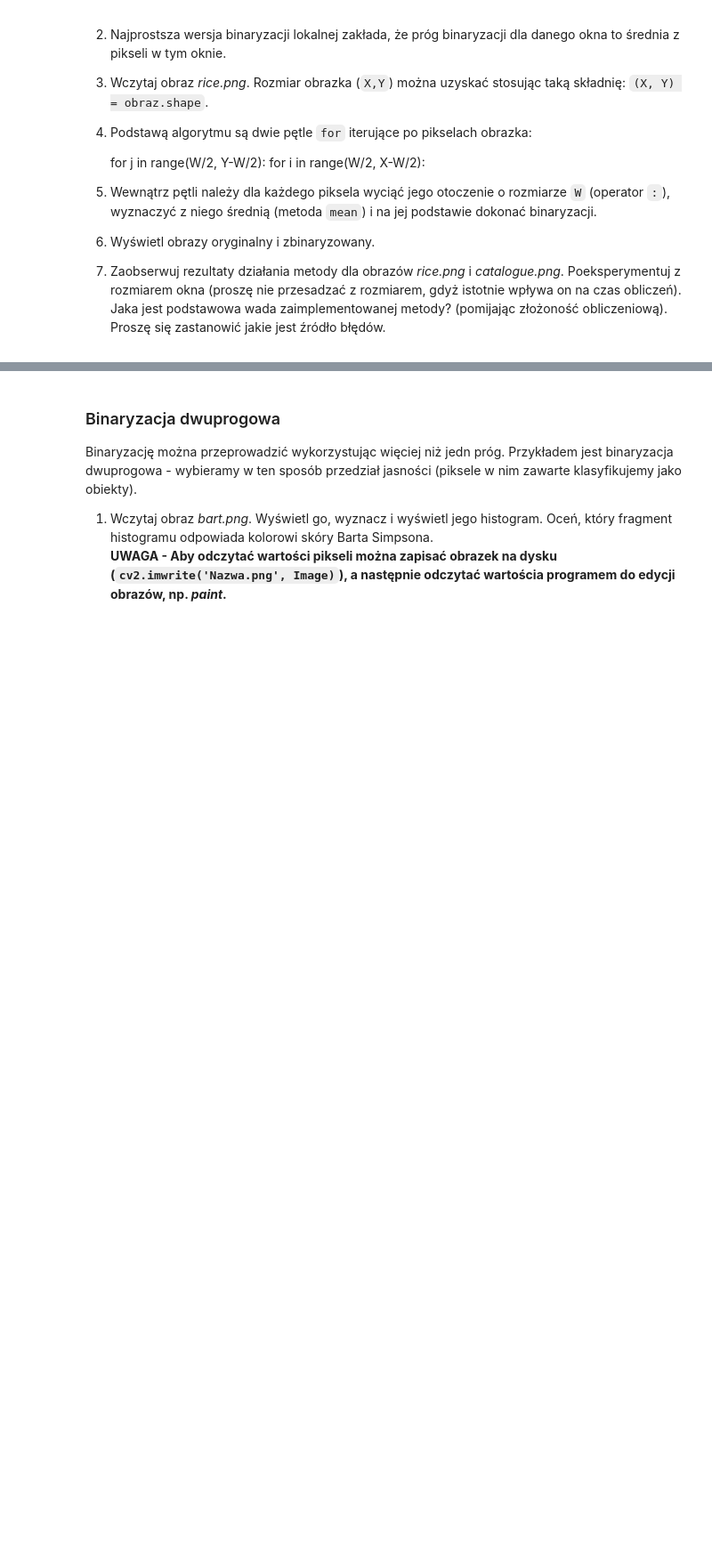
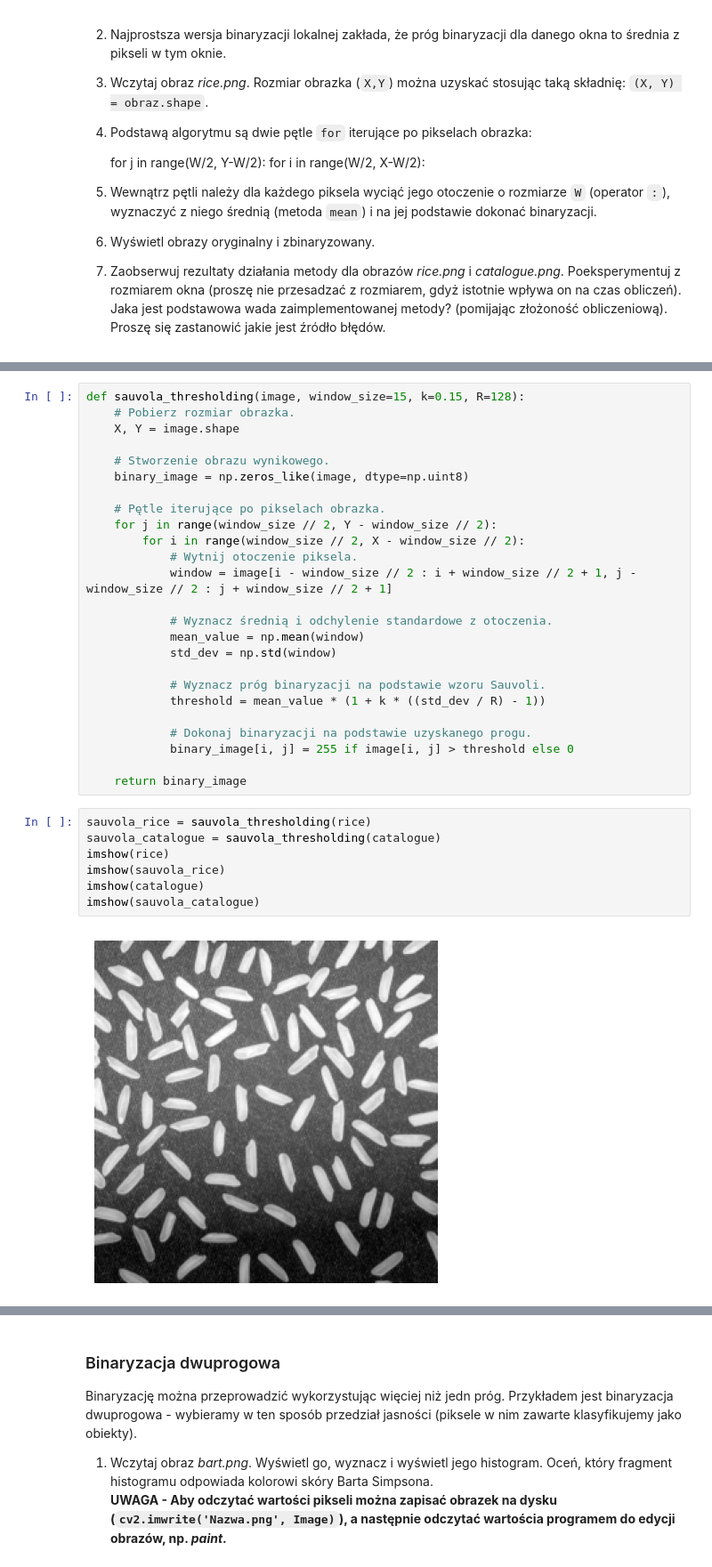
Before and after one commit to maciad/przetwarzanie_obrazow_cyfrowych, a Jupyter notebook: lab04/04_thresholding.ipynb, the cells around one changed output, grey strips where cells are left out. Shown at 89% size. Drawn from its saved outputs; the diff is of its cells as text; blank space fills up the shorter version.

```diff
--- a/lab04/04_thresholding.ipynb
+++ b/lab04/04_thresholding.ipynb
@@ -471,3 +504,37 @@ gdzie: $k$ i $R$ to parametry ($R$ zwykle $128$, a $k$ na początek przyjmij $0.
 
 12. Porównaj jakość binaryzacji lokalnej metodą Sauvol'i i z progiem na podstawie średniej.
       Poeksperymentuj z rozmiarem okna i parametrem k (dla obrazów _rice.png_ i _catalogue.png_).
+# %%
+def sauvola_thresholding(image, window_size=15, k=0.15, R=128):
+    # Pobierz rozmiar obrazka.
+    X, Y = image.shape
+
+    # Stworzenie obrazu wynikowego.
+    binary_image = np.zeros_like(image, dtype=np.uint8)
+
+    # Pętle iterujące po pikselach obrazka.
+    for j in range(window_size // 2, Y - window_size // 2):
+        for i in range(window_size // 2, X - window_size // 2):
+            # Wytnij otoczenie piksela.
+            window = image[i - window_size // 2 : i + window_size // 2 + 1, j - window_size // 2 : j + window_size // 2 + 1]
+
+            # Wyznacz średnią i odchylenie standardowe z otoczenia.
+            mean_value = np.mean(window)
+            std_dev = np.std(window)
+
+            # Wyznacz próg binaryzacji na podstawie wzoru Sauvoli.
+            threshold = mean_value * (1 + k * ((std_dev / R) - 1))
+
+            # Dokonaj binaryzacji na podstawie uzyskanego progu.
+            binary_image[i, j] = 255 if image[i, j] > threshold else 0
+
+    return binary_image
+# %%
+sauvola_rice = sauvola_thresholding(rice)
+sauvola_catalogue = sauvola_thresholding(catalogue)
+imshow(rice)
+imshow(sauvola_rice)
+imshow(catalogue)
+imshow(sauvola_catalogue)
+# %% [output]
+[figure, added]
```
Also changed, not shown: parts of 6 cells of this notebook.
